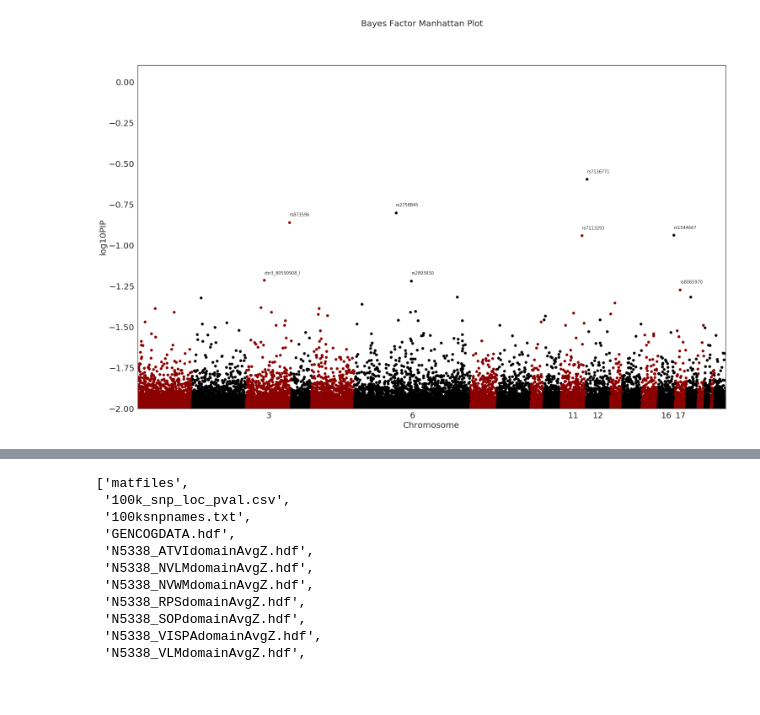
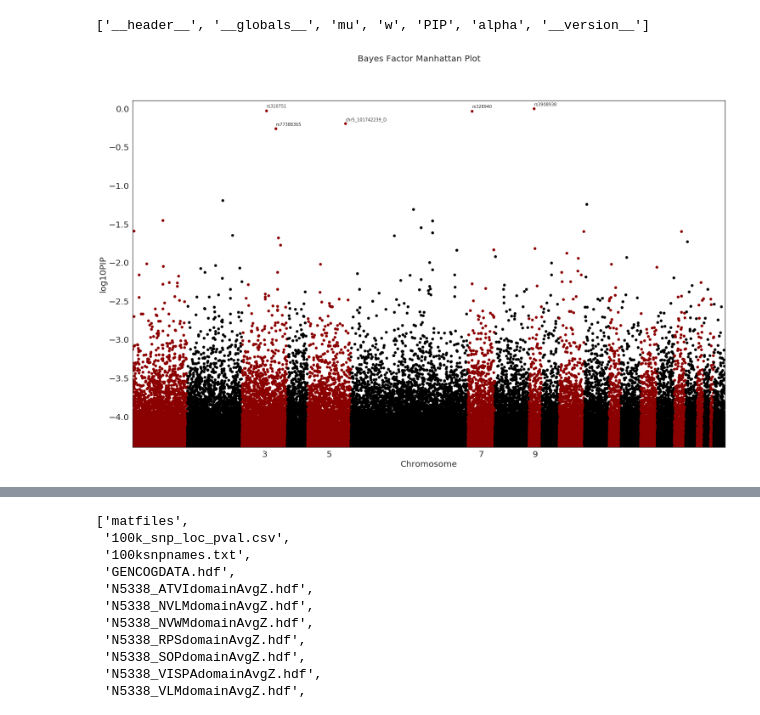
Before and after one commit to kayhan-batmanghelich/genus-1, a Jupyter notebook: notebooks/exp2_manhattan.ipynb, the cells around one changed output, grey strips where cells are left out. Drawn from its saved outputs; the diff is of its cells as text; code cells hidden in the pictures; blank space fills up the shorter version.

```diff
--- a/notebooks/exp2_manhattan.ipynb
+++ b/notebooks/exp2_manhattan.ipynb
@@ -13,8 +13,11 @@ colors = np.tile(['darkred','black'], 11)
 name = 'RPS'
 # %%
 snpsloc = pd.read_csv('/storage/gablab001/data/genus/current/structured/cog-gen-bayes/data/100k_snp_loc_pval.csv')
-tp = '/storage/gablab001/data/genus/current/structured/cog-gen-bayes/output_bf'
-toplot = scipy.io.loadmat(os.path.join(tp, '100ksnp_{}domainAvgZ.mat'.format(name)))
+snpsloc = snpsloc.ix[1:, :]
+#tp = '/storage/gablab001/data/genus/current/structured/cog-gen-bayes/output_bf'
+tp = '/storage/gablab001/data/genus/current/variational_bayes_wrap/bf_100snp_eur_output_1'
+#toplot = scipy.io.loadmat(os.path.join(tp, '100ksnp_{}domainAvgZ.mat'.format(name)))
+toplot = scipy.io.loadmat(os.path.join(tp, '100snp_170b_165.mat'))
 snpsloc['PIP'] = toplot['PIP']
 snpsloc['log10PIP'] = np.log10(snpsloc['PIP'])
 df = snpsloc.copy()
@@ -23,6 +26,10 @@ df['chrnum'] = [int(i[3:]) for i in df.chromosome]
 df = df.sort_values('chrnum')
 df['ind'] = range(len(df))
 grouped = df.groupby(('chrnum'))
+# %%
+toplot.keys()
+# %% [output]
+['__header__', '__globals__', 'mu', 'w', 'PIP', 'alpha', '__version__']
 # %%
 snp_thresh_list = []
 
@@ -33,35 +40,35 @@ def plot_manhattan(data, plot_name, pip_thresh):
     x_labels = []
     x_labels_pos = []
     for num, (name, group) in enumerate(data):
         group.plot(kind = 'scatter',  x = 'ind',
                    y = 'log10PIP', colors = colors[num % len(colors)],
                    ax = ax, s=40)
         tf_vals = group['PIP'] > pip_thresh
         if np.any(tf_vals):
             x_labels.append(name)
             x_locs = group['ind'][tf_vals].values
             y_locs = group['log10PIP'][tf_vals].values
             snps = group['snpid'][tf_vals].values
             snp_thresh_list.extend(snps)
             for i in range(len(x_locs)):
                 plt.annotate('{}'.format(snps[i]),
                             xy=(x_locs[i], y_locs[i]+.04), size=10)
         else:
             x_labels.append('')
         x_labels_pos.append((group['ind'].iloc[-1] - \
             (group['ind'].iloc[-1] - group['ind'].iloc[0]) / 2))
     ax.set_xticks(x_labels_pos)
     ax.set_xticklabels(x_labels)
     ax.set_xlim([0, max(group['ind'])])
-    ax.set_ylim([-2, 0.1])
+    ax.set_ylim([-4.4, 0.1])
     plt.xticks(fontsize=20)
     plt.yticks(fontsize=20)
     plt.xlabel('Chromosome', fontsize=20)
     plt.ylabel('log10PIP', fontsize=20)
-    plt.savefig('{}_manhattan.png'.format(plot_name), bbox_inches='tight')
+    plt.savefig('brain{}_manhattan.png'.format(plot_name), bbox_inches='tight')
     #plt.close(fig)
 
-plot_manhattan(grouped, name, .05)
-np.savetxt("{}_snps_pass_thresh.txt".format(name), snp_thresh_list, fmt="%s")
+plot_manhattan(grouped, '163', .5)
+#np.savetxt("{}_snps_pass_thresh.txt".format(name), snp_thresh_list, fmt="%s")
 # %% [output]
-[figure, old version]
+[figure, new version]
```
Also changed, not shown: parts of 4 cells of this notebook, 21 other files.
